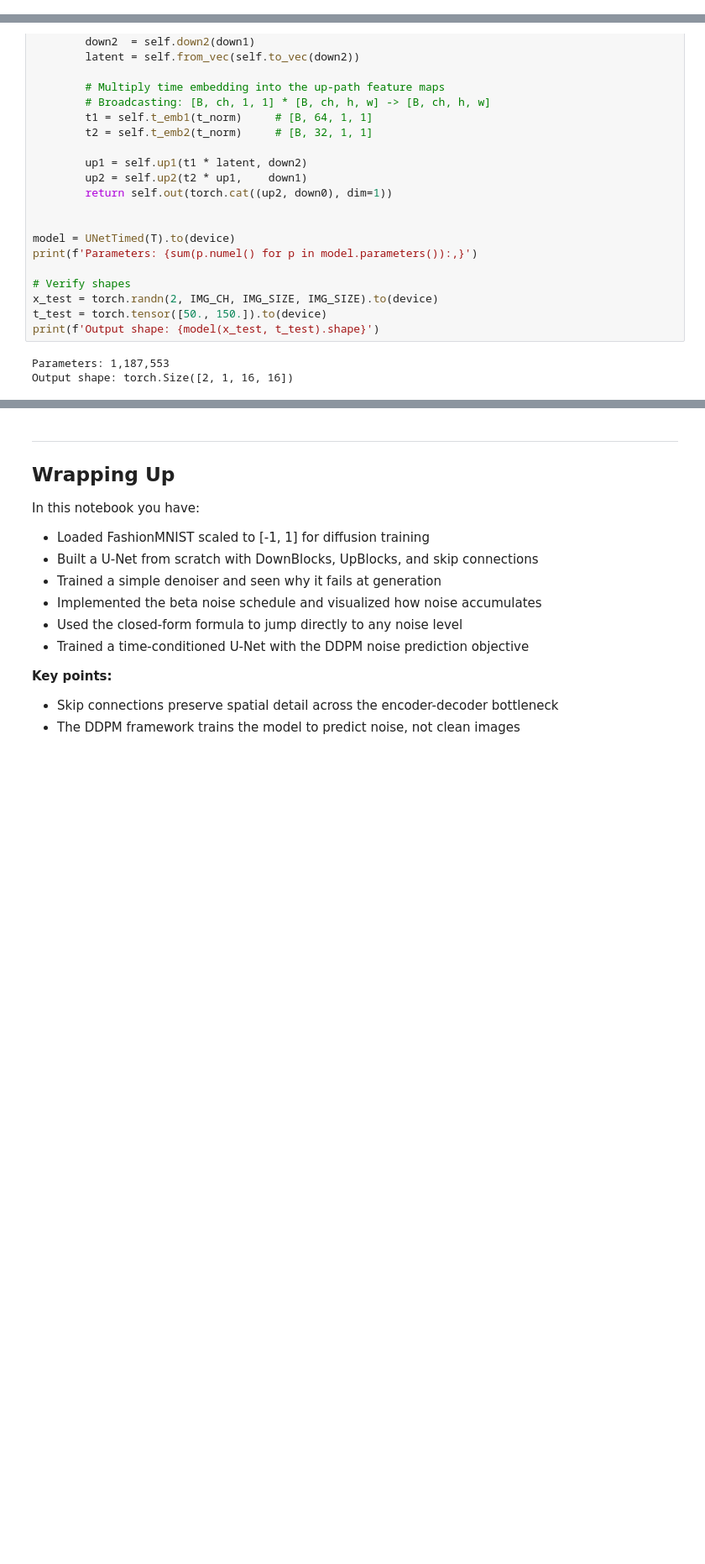
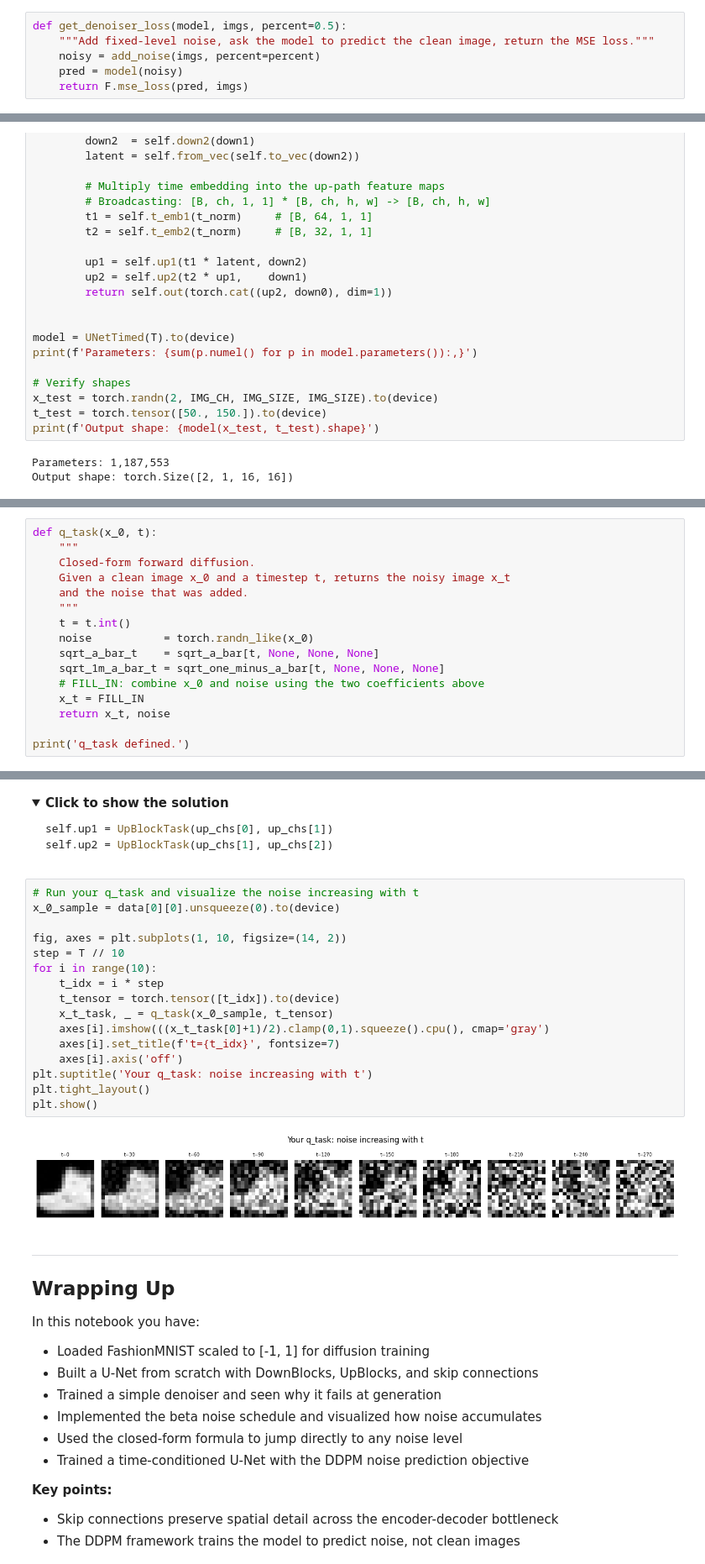
Before and after one commit to janid/workshop-genai, a Jupyter notebook: notebooks/Part1_UNets_ForwardDiffusion.ipynb, the cells around one changed output, grey strips where cells are left out. Shown at 84% size. Saved outputs shown, nothing was run; the diff lists cells and outputs as text; folded sections open; blank space fills up the shorter version.

````diff
--- a/notebooks/Part1_UNets_ForwardDiffusion.ipynb
+++ b/notebooks/Part1_UNets_ForwardDiffusion.ipynb
@@ -270,3 +251,9 @@ return (1 - percent) * imgs + percent * noise
+# %%
+def get_denoiser_loss(model, imgs, percent=0.5):
+    """Add fixed-level noise, ask the model to predict the clean image, return the MSE loss."""
+    noisy = add_noise(imgs, percent=percent)
+    pred = model(noisy)
+    return F.mse_loss(pred, imgs)
 # %%
 # Train the simple denoiser
 model = UNet().to(device)
@@ -727,0 +774,16 @@ In Part 2, we will improve the architecture and train for longer.
+# %%
+def q_task(x_0, t):
+    """
+    Closed-form forward diffusion.
+    Given a clean image x_0 and a timestep t, returns the noisy image x_t
+    and the noise that was added.
+    """
+    t = t.int()
+    noise           = torch.randn_like(x_0)
+    sqrt_a_bar_t    = sqrt_a_bar[t, None, None, None]
+    sqrt_1m_a_bar_t = sqrt_one_minus_a_bar[t, None, None, None]
+    # FILL_IN: combine x_0 and noise using the two coefficients above
+    x_t = FILL_IN
+    return x_t, noise
+
+print('q_task defined.')
@@ -728,3 +856,30 @@ In Part 2, we will improve the architecture and train for longer.
+# %% [markdown]
+<details>
+<summary><b>Click to show the solution</b></summary>
+
+```python
+self.up1 = UpBlockTask(up_chs[0], up_chs[1])
+self.up2 = UpBlockTask(up_chs[1], up_chs[2])
+```
+</details>
+# %%
+# Run your q_task and visualize the noise increasing with t
+x_0_sample = data[0][0].unsqueeze(0).to(device)
+
+fig, axes = plt.subplots(1, 10, figsize=(14, 2))
+step = T // 10
+for i in range(10):
+    t_idx = i * step
+    t_tensor = torch.tensor([t_idx]).to(device)
+    x_t_task, _ = q_task(x_0_sample, t_tensor)
+    axes[i].imshow(((x_t_task[0]+1)/2).clamp(0,1).squeeze().cpu(), cmap='gray')
+    axes[i].set_title(f't={t_idx}', fontsize=7)
+    axes[i].axis('off')
+plt.suptitle('Your q_task: noise increasing with t')
+plt.tight_layout()
+plt.show()
+# %% [output]
+[figure, added]
 # %% [markdown]
 ---
 
````
Also changed, not shown: parts of 27 cells of this notebook, 12 other files.
